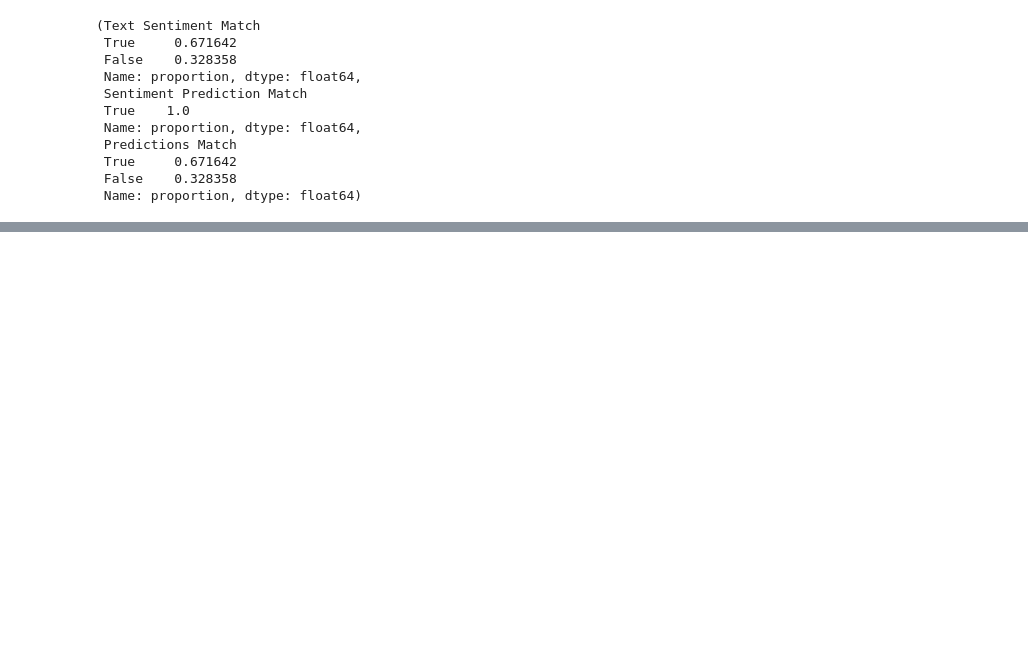
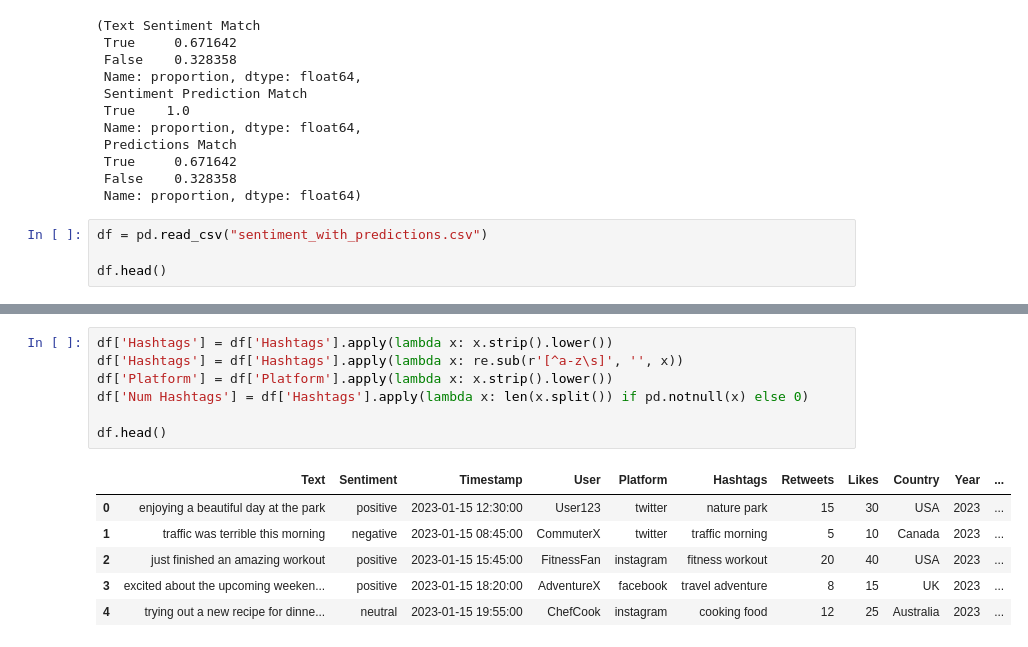
Before and after one commit to kelbymace/SocialBuzz-NLP, a Jupyter notebook: SocialBuzz NLP.ipynb, the cells around one changed output, grey strips where cells are left out. Cells and saved outputs as stored; diff of their text form; blank space fills up the shorter version.

```diff
--- a/SocialBuzz NLP.ipynb
+++ b/SocialBuzz NLP.ipynb
@@ -172,3 +146,7 @@ df_three['Text Sentiment Match'].value_counts(normalize=True), df_three['Sentime
  True     0.671642
  False    0.328358
  Name: proportion, dtype: float64)
+# %%
+df = pd.read_csv("sentiment_with_predictions.csv")
+
+df.head()
@@ -174,0 +176,14 @@ df_three['Text Sentiment Match'].value_counts(normalize=True), df_three['Sentime
+# %%
+df['Hashtags'] = df['Hashtags'].apply(lambda x: x.strip().lower())
+df['Hashtags'] = df['Hashtags'].apply(lambda x: re.sub(r'[^a-z\s]', '', x))
+df['Platform'] = df['Platform'].apply(lambda x: x.strip().lower())
+df['Num Hashtags'] = df['Hashtags'].apply(lambda x: len(x.split()) if pd.notnull(x) else 0)
+
+df.head()
+# %% [output]
+|  | Text | Sentiment | Timestamp | User | Platform | Hashtags | Retweets | Likes | Country | Year | ... |
+| 0 | enjoying a beautiful day at the park | positive | 2023-01-15 12:30:00 | User123 | twitter | nature park | 15 | 30 | USA | 2023 | ... |
+| 1 | traffic was terrible this morning | negative | 2023-01-15 08:45:00 | CommuterX | twitter | traffic morning | 5 | 10 | Canada | 2023 | ... |
+| 2 | just finished an amazing workout | positive | 2023-01-15 15:45:00 | FitnessFan | instagram | fitness workout | 20 | 40 | USA | 2023 | ... |
+| 3 | excited about the upcoming weeken... | positive | 2023-01-15 18:20:00 | AdventureX | facebook | travel adventure | 8 | 15 | UK | 2023 | ... |
+| 4 | trying out a new recipe for dinne... | neutral | 2023-01-15 19:55:00 | ChefCook | instagram | cooking food | 12 | 25 | Australia | 2023 | ... |
```
Also changed, not shown: parts of 13 cells of this notebook.
